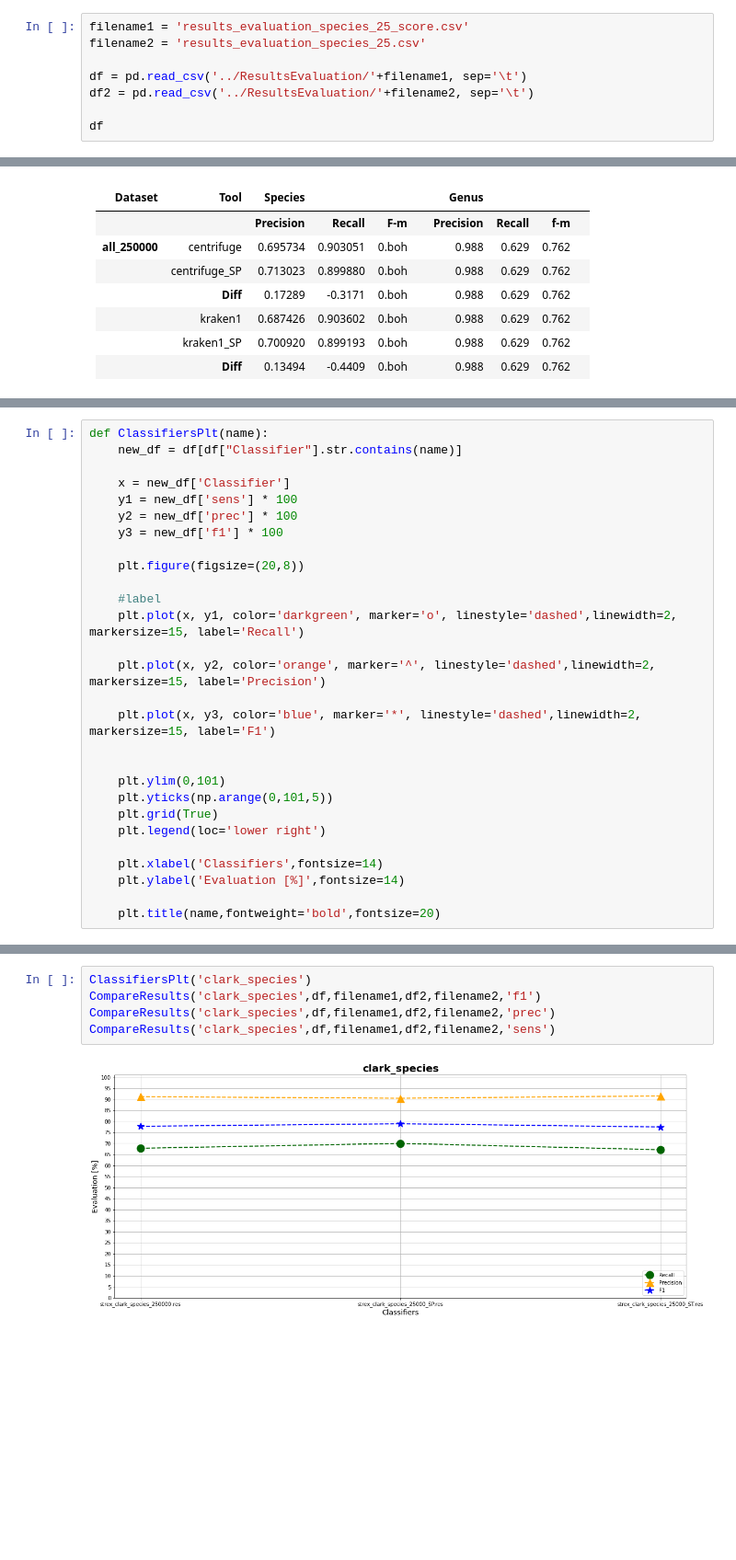
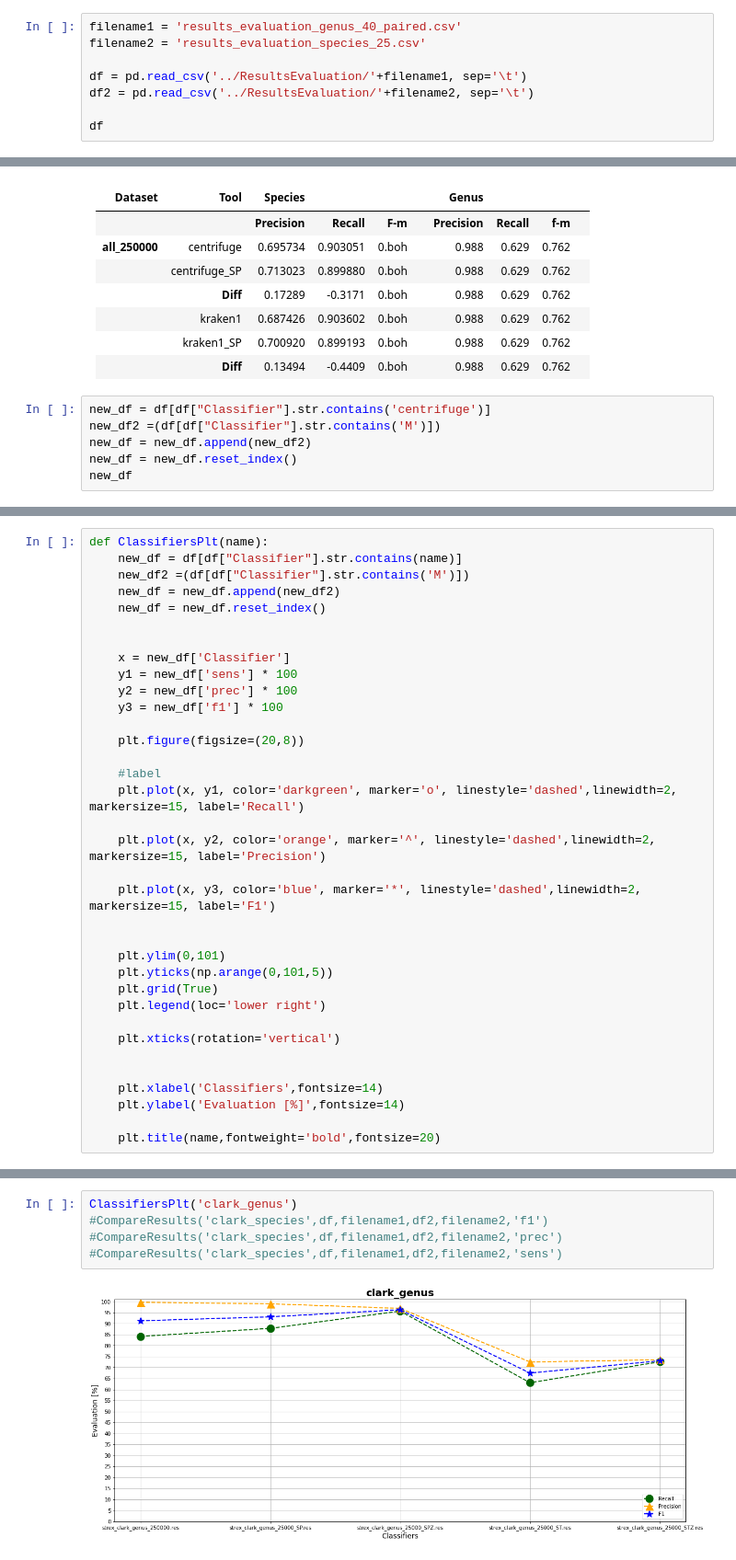
Before and after one commit to leonardoagg/Bioinformatics-Project, a Jupyter notebook: Analysis/ResultsEvaluationAnalysis.ipynb, the cells around one changed output, grey strips where cells are left out. Shown at 92% size. Saved outputs shown, nothing was run; the diff lists cells and outputs as text; blank space fills up the shorter version.

```diff
--- a/Analysis/ResultsEvaluationAnalysis.ipynb
+++ b/Analysis/ResultsEvaluationAnalysis.ipynb
@@ -3,7 +3,7 @@ import pandas as pd
 import matplotlib.pyplot as plt
 import numpy as np
 # %%
-filename1 = 'results_evaluation_species_25_score.csv'
+filename1 = 'results_evaluation_genus_40_paired.csv'
 filename2 = 'results_evaluation_species_25.csv'
 
 df = pd.read_csv('../ResultsEvaluation/'+filename1, sep='\t')
@@ -53,3 +54,9 @@ Ste tabelle si fanno assolutamente su Latex.
 |              | kraken1         | 0.687426     |0.903602    |0.boh|   |  0.988  | 0.629   | 0.762|
 |              | kraken1_SP      | 0.700920     |0.899193    |0.boh|   |  0.988  | 0.629   | 0.762|
 |              |**Diff**         | 0.13494      |-0.4409     |0.boh|   |  0.988  | 0.629   | 0.762|
+# %%
+new_df = df[df["Classifier"].str.contains('centrifuge')]
+new_df2 =(df[df["Classifier"].str.contains('M')])
+new_df = new_df.append(new_df2)
+new_df = new_df.reset_index()
+new_df
@@ -56,6 +78,10 @@ Ste tabelle si fanno assolutamente su Latex.
 # %%
 def ClassifiersPlt(name):
     new_df = df[df["Classifier"].str.contains(name)]
+    new_df2 =(df[df["Classifier"].str.contains('M')])
+    new_df = new_df.append(new_df2)
+    new_df = new_df.reset_index()
+
 
     x = new_df['Classifier']
     y1 = new_df['sens'] * 100
@@ -77,6 +103,9 @@ def ClassifiersPlt(name):
     plt.grid(True)
     plt.legend(loc='lower right')
 
+    plt.xticks(rotation='vertical')
+
+
     plt.xlabel('Classifiers',fontsize=14)
     plt.ylabel('Evaluation [%]',fontsize=14)
 
@@ -133,7 +157,7 @@ CompareResults('kraken1',df,filename1,df2,filename2,'sens')
 # %%
-ClassifiersPlt('clark_species')
-CompareResults('clark_species',df,filename1,df2,filename2,'f1')
-CompareResults('clark_species',df,filename1,df2,filename2,'prec')
-CompareResults('clark_species',df,filename1,df2,filename2,'sens')
+ClassifiersPlt('clark_genus')
+#CompareResults('clark_species',df,filename1,df2,filename2,'f1')
+#CompareResults('clark_species',df,filename1,df2,filename2,'prec')
+#CompareResults('clark_species',df,filename1,df2,filename2,'sens')
 # %% [output]
-[figure, old version]
+[figure, new version]
```
Also changed, not shown: parts of 6 cells of this notebook, 7 other files.
